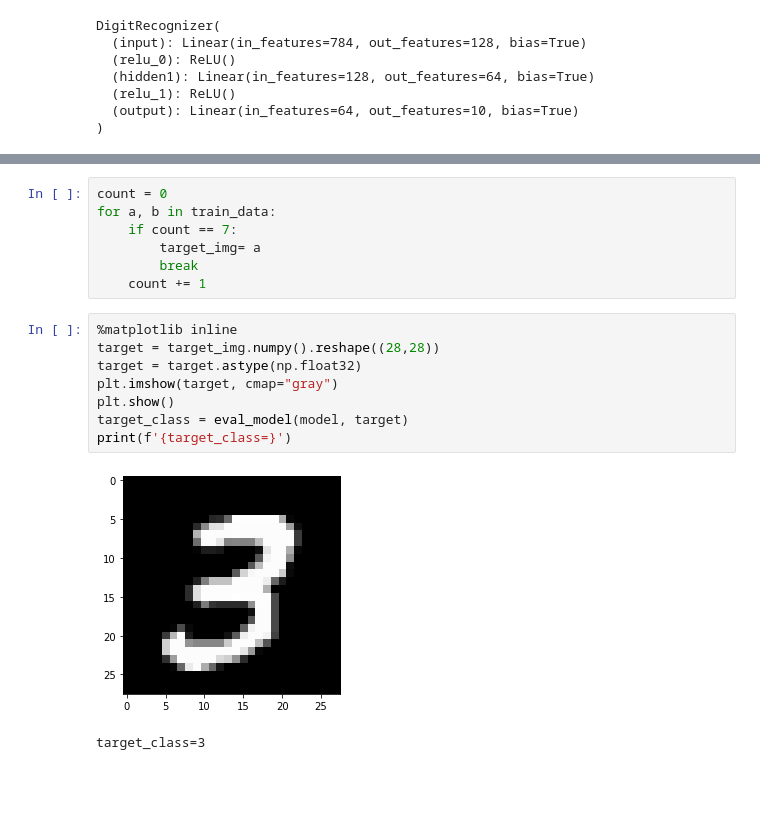
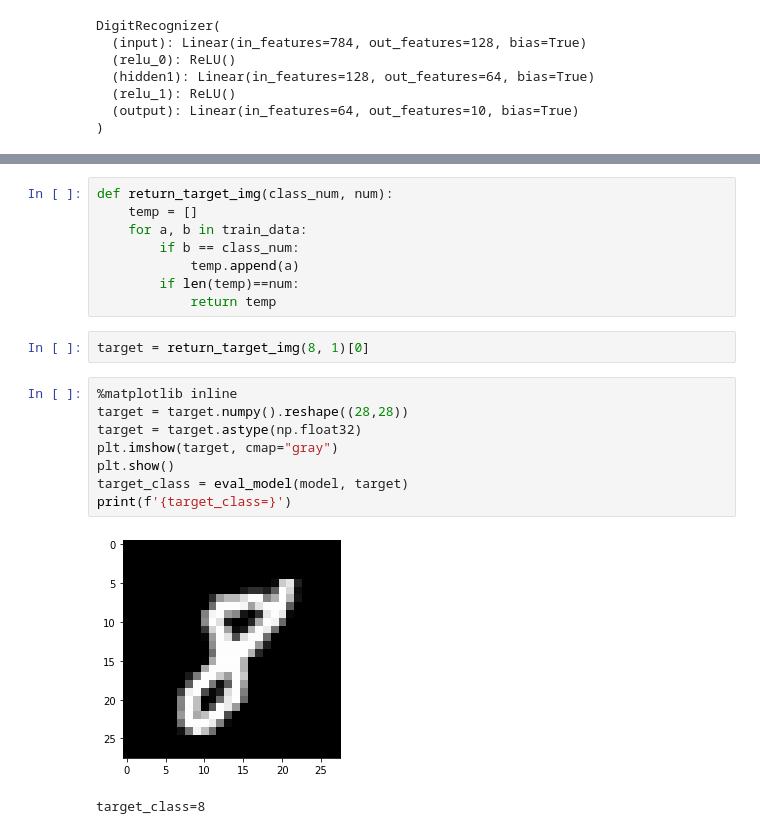
Before and after one commit to BenBadnani/Boundary-Attacks, a Jupyter notebook: boundary_attack.ipynb, the cells around one changed output, grey strips where cells are left out. Cells and saved outputs as stored; diff of their text form; blank space fills up the shorter version.

```diff
--- a/boundary_attack.ipynb
+++ b/boundary_attack.ipynb
@@ -147,20 +154,23 @@ def boundary_attack(model, oracle, target_, target_class, k):
     return adversarial_img
-# %%
-count = 0
-for a, b in train_data:
-    if count == 7:
-        target_img= a
-        break
-    count += 1
+# %%
+def return_target_img(class_num, num):
+    temp = []
+    for a, b in train_data:
+        if b == class_num:
+            temp.append(a)
+        if len(temp)==num:
+            return temp
+# %%
+target = return_target_img(8, 1)[0]
 # %%
 %matplotlib inline
-target = target_img.numpy().reshape((28,28))
+target = target.numpy().reshape((28,28))
 target = target.astype(np.float32)
 plt.imshow(target, cmap="gray")
 plt.show()
 target_class = eval_model(model, target)
 print(f'{target_class=}')
 # %% [output]
-[figure, old version]
+[figure, new version]
-target_class=3
+target_class=8
 # %%
```
Also changed, not shown: parts of 22 cells of this notebook.
